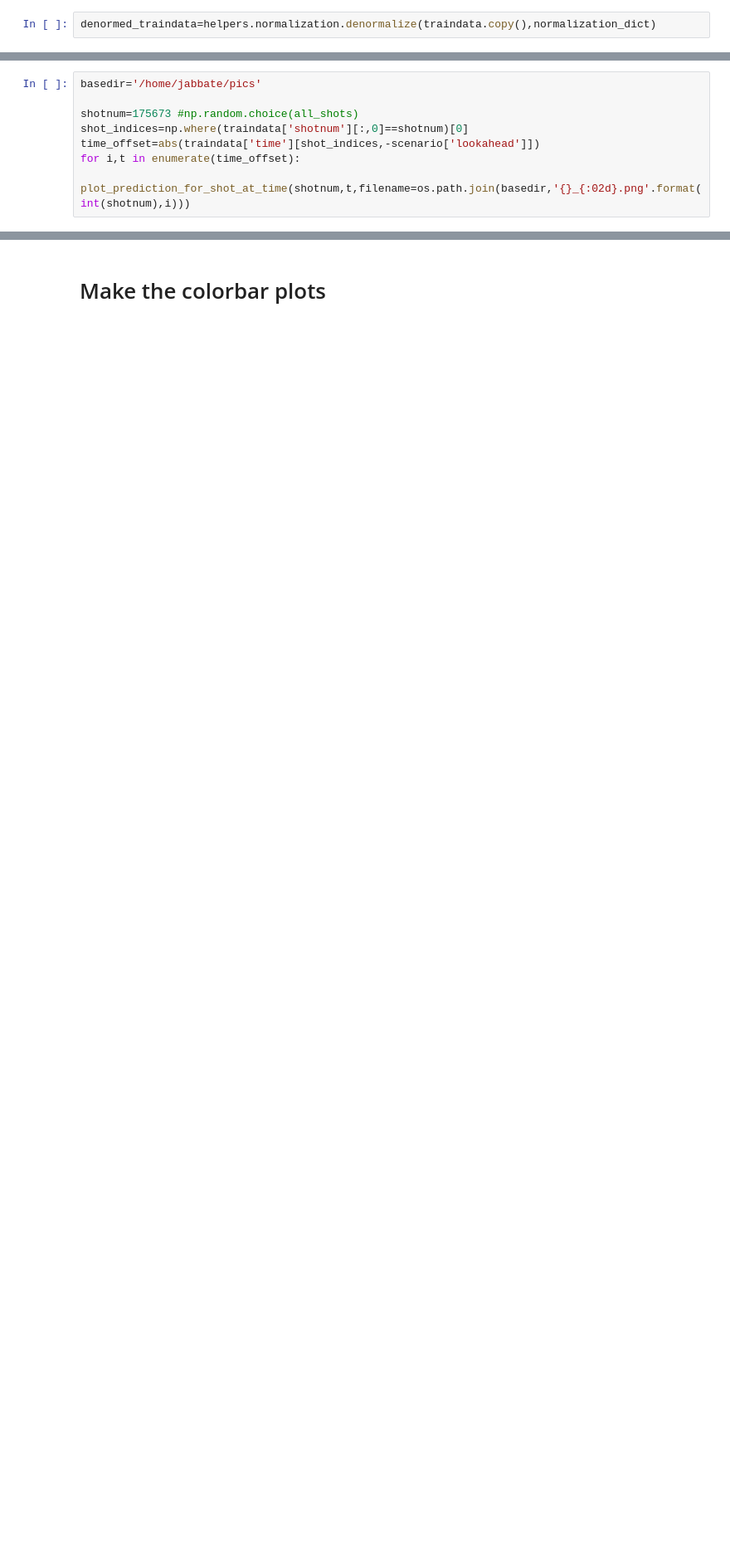
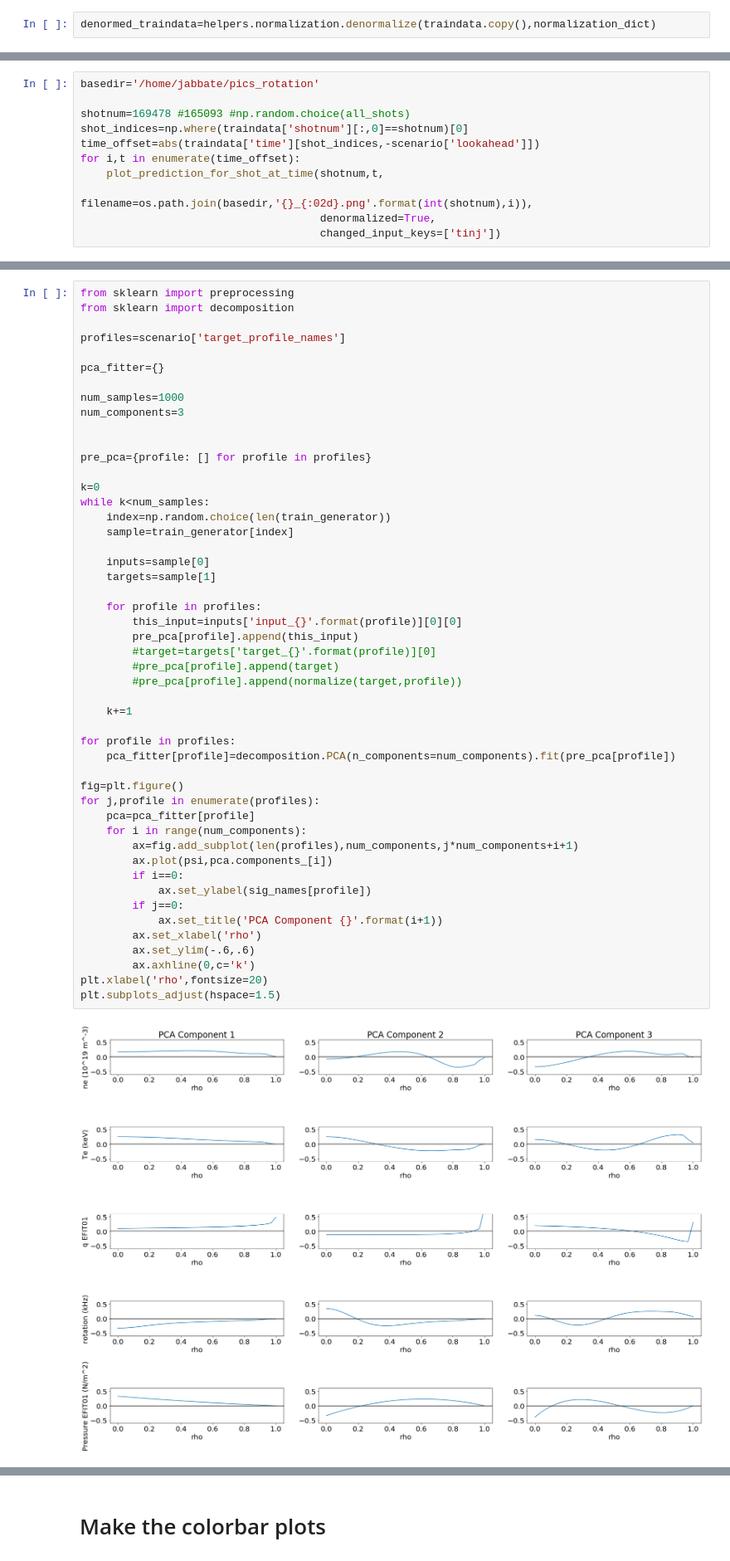
Before and after one commit to PlasmaControl/plasma-profile-predictor, a Jupyter notebook: notebooks/joe_analyze.ipynb, the cells around one changed output, grey strips where cells are left out. Shown at 83% size. Saved outputs shown, nothing was run; the diff lists cells and outputs as text; blank space fills up the shorter version.

```diff
--- a/notebooks/joe_analyze.ipynb
+++ b/notebooks/joe_analyze.ipynb
@@ -360,9 +471,12 @@ plot_prediction_for_shot_at_time(shotnum,t,denormalized=False)
 # %%
-basedir='/home/jabbate/pics'
+basedir='/home/jabbate/pics_rotation'
 
-shotnum=175673 #np.random.choice(all_shots)
+shotnum=169478 #165093 #np.random.choice(all_shots)
 shot_indices=np.where(traindata['shotnum'][:,0]==shotnum)[0]
 time_offset=abs(traindata['time'][shot_indices,-scenario['lookahead']])
 for i,t in enumerate(time_offset):
-    plot_prediction_for_shot_at_time(shotnum,t,filename=os.path.join(basedir,'{}_{:02d}.png'.format(int(shotnum),i)))
+    plot_prediction_for_shot_at_time(shotnum,t,
+                                     filename=os.path.join(basedir,'{}_{:02d}.png'.format(int(shotnum),i)),
+                                     denormalized=True,
+                                     changed_input_keys=['tinj'])
 # %% [output]
@@ -392,0 +737,51 @@ print()
+# %%
+from sklearn import preprocessing
+from sklearn import decomposition
+
+profiles=scenario['target_profile_names']
+
+pca_fitter={}
+
+num_samples=1000
+num_components=3
+
+
+pre_pca={profile: [] for profile in profiles}
+
+k=0
+while k<num_samples:
+    index=np.random.choice(len(train_generator))
+    sample=train_generator[index]
+
+    inputs=sample[0]
+    targets=sample[1]
+
+    for profile in profiles:
+        this_input=inputs['input_{}'.format(profile)][0][0]
+        pre_pca[profile].append(this_input)
+        #target=targets['target_{}'.format(profile)][0]
+        #pre_pca[profile].append(target)
+        #pre_pca[profile].append(normalize(target,profile))
+
+    k+=1
+
+for profile in profiles:
+    pca_fitter[profile]=decomposition.PCA(n_components=num_components).fit(pre_pca[profile])
+
+fig=plt.figure()
+for j,profile in enumerate(profiles):
+    pca=pca_fitter[profile]
+    for i in range(num_components):
+        ax=fig.add_subplot(len(profiles),num_components,j*num_components+i+1)
+        ax.plot(psi,pca.components_[i])
+        if i==0:
+            ax.set_ylabel(sig_names[profile])
+        if j==0:
+            ax.set_title('PCA Component {}'.format(i+1))
+        ax.set_xlabel('rho')
+        ax.set_ylim(-.6,.6)
+        ax.axhline(0,c='k')
+plt.xlabel('rho',fontsize=20)
+plt.subplots_adjust(hspace=1.5)
+# %% [output]
+[figure, added]
```
Also changed, not shown: parts of 33 cells of this notebook, 9 other files.
